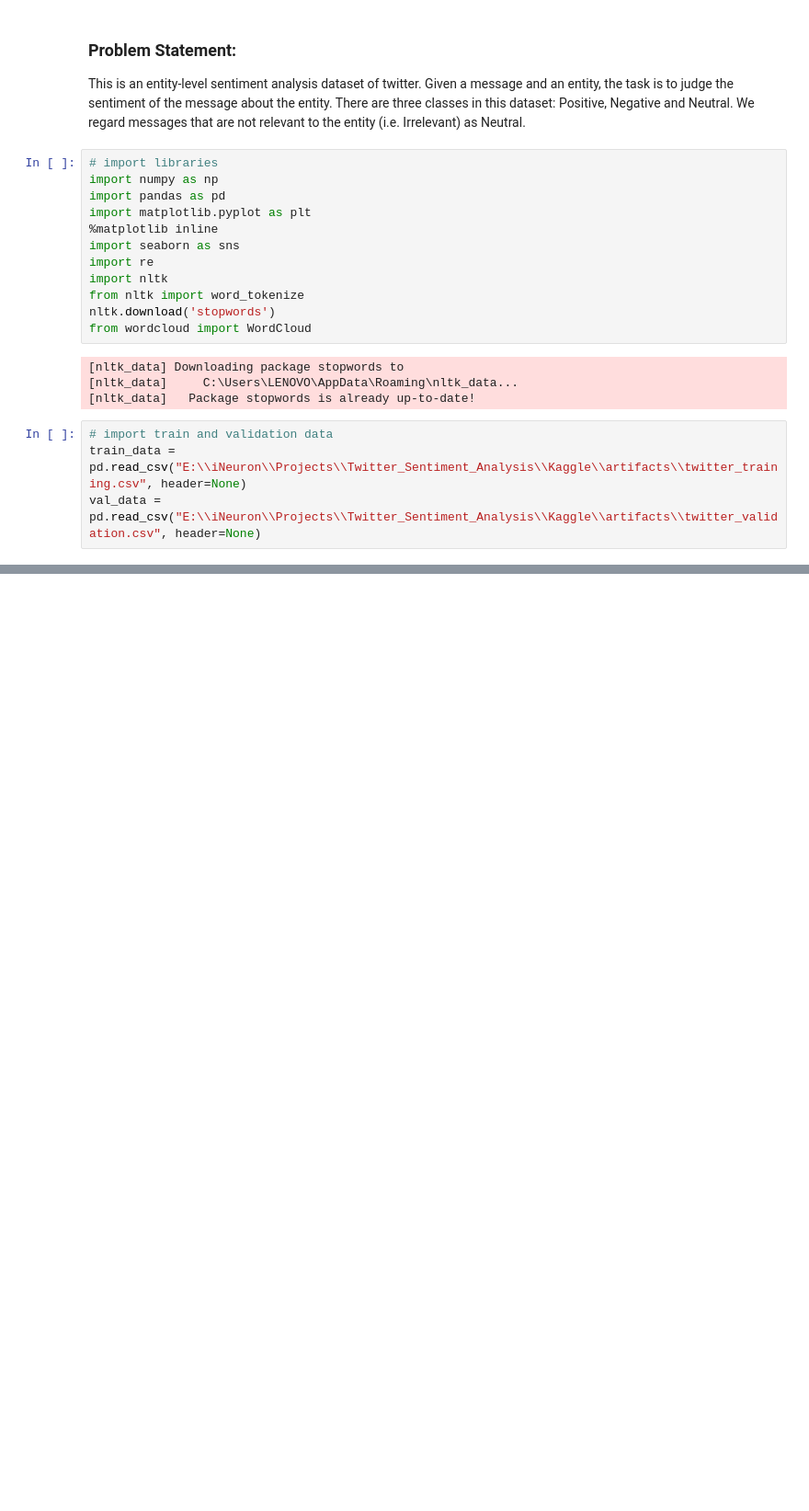
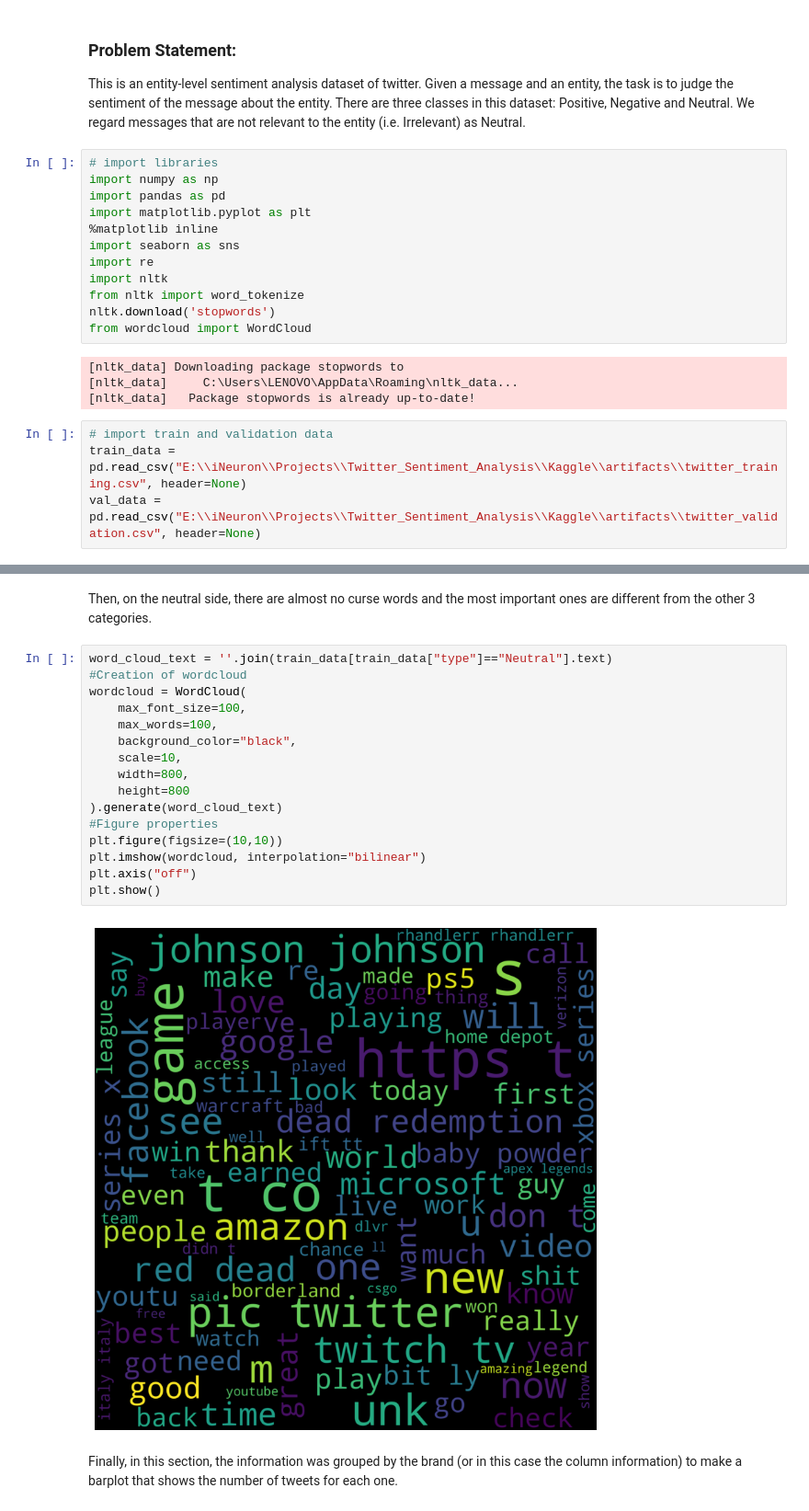
Before and after one commit to Akshay-Paunikar/Twitter_Sentiment_Analysis, a Jupyter notebook: Kaggle/Twitter_Sentiment_Analysis.ipynb, the cells around one changed output, grey strips where cells are left out. Shown at 92% size. Cells and saved outputs as stored; diff of their text form; blank space fills up the shorter version.

```diff
--- a/Kaggle/Twitter_Sentiment_Analysis.ipynb
+++ b/Kaggle/Twitter_Sentiment_Analysis.ipynb
@@ -26,0 +119,22 @@ val_data = pd.read_csv("E:\\iNeuron\\Projects\\Twitter_Sentiment_Analysis\\Kaggl
+# %% [markdown]
+Then, on the neutral side, there are almost no curse words and the most important ones are different from the other 3 categories.
+# %%
+word_cloud_text = ''.join(train_data[train_data["type"]=="Neutral"].text)
+#Creation of wordcloud
+wordcloud = WordCloud(
+    max_font_size=100,
+    max_words=100,
+    background_color="black",
+    scale=10,
+    width=800,
+    height=800
+).generate(word_cloud_text)
+#Figure properties
+plt.figure(figsize=(10,10))
+plt.imshow(wordcloud, interpolation="bilinear")
+plt.axis("off")
+plt.show()
+# %% [output]
+[figure, added]
+# %% [markdown]
+Finally, in this section, the information was grouped by the brand (or in this case the column information) to make a barplot that shows the number of tweets for each one.
```
Also changed, not shown: parts of 14 cells of this notebook.
